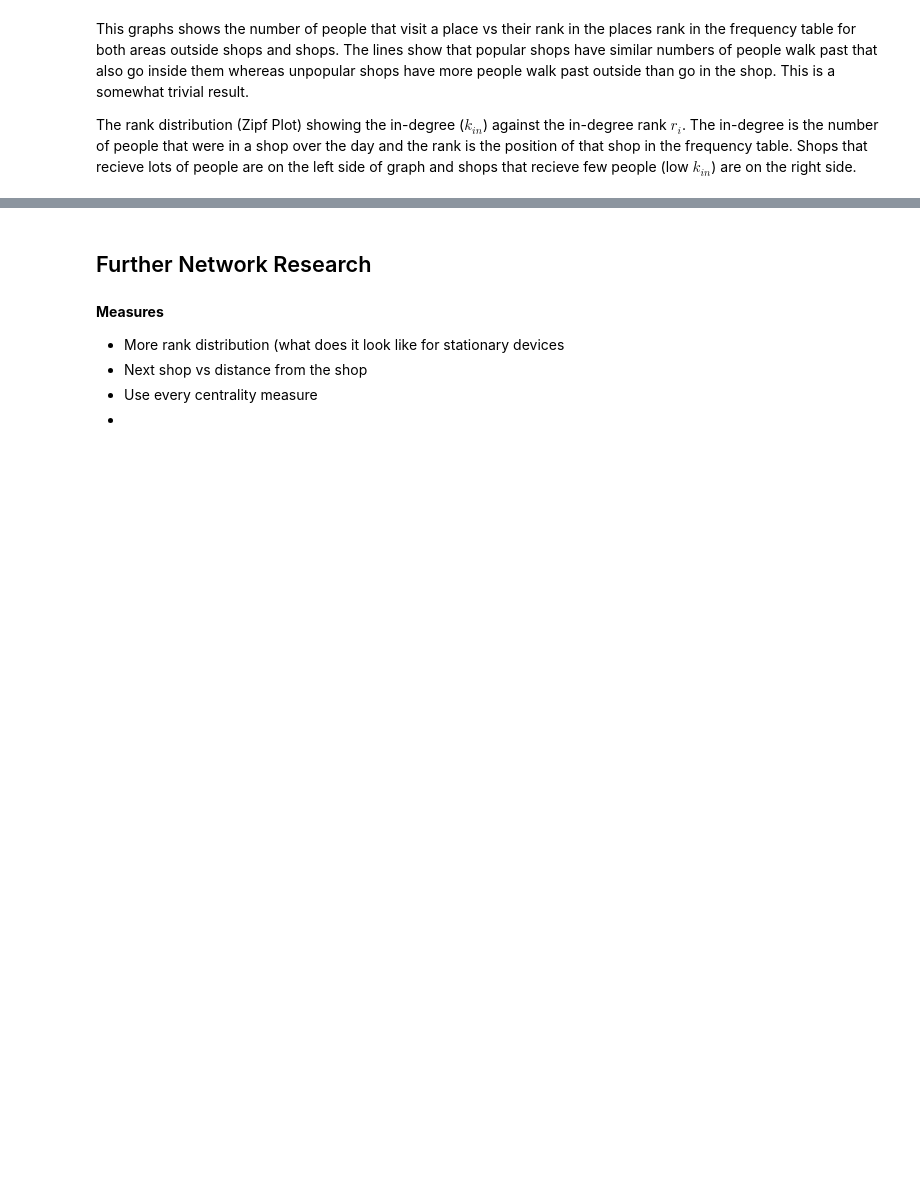
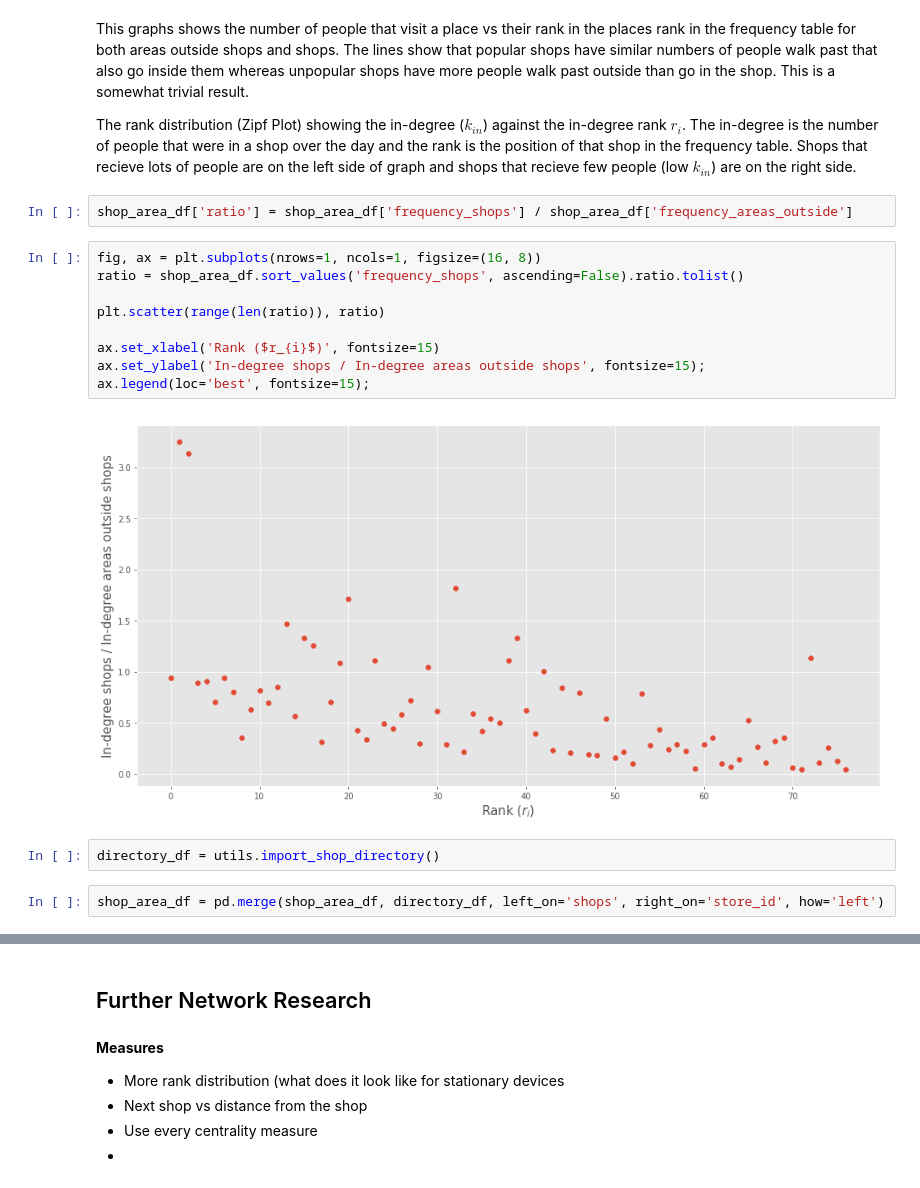
Before and after one commit to Beaulieu318/msci-complexity-project, a Jupyter notebook: msci/analysis/notebooks/bsc_networks_analysis.ipynb, the cells around one changed output, grey strips where cells are left out. Cells and saved outputs as stored; diff of their text form; blank space fills up the shorter version.

```diff
--- a/msci/analysis/notebooks/bsc_networks_analysis.ipynb
+++ b/msci/analysis/notebooks/bsc_networks_analysis.ipynb
@@ -178,3 +178,20 @@ ax.legend(loc='best', fontsize=15);
 This graphs shows the number of people that visit a place vs their rank in the places rank in the frequency table for both areas outside shops and shops. The lines show that popular shops have similar numbers of people walk past that also go inside them whereas unpopular shops have more people walk past outside than go in the shop. This is a somewhat trivial result.
 
 The rank distribution (Zipf Plot) showing the in-degree ($k_{in}$) against the in-degree rank $r_{i}$. The in-degree is the number of people that were in a shop over the day and the rank is the position of that shop in the frequency table. Shops that recieve lots of people are on the left side of graph and shops that recieve few people (low $k_{in}$) are on the right side.
+# %%
+shop_area_df['ratio'] = shop_area_df['frequency_shops'] / shop_area_df['frequency_areas_outside']
+# %%
+fig, ax = plt.subplots(nrows=1, ncols=1, figsize=(16, 8))
+ratio = shop_area_df.sort_values('frequency_shops', ascending=False).ratio.tolist()
+
+plt.scatter(range(len(ratio)), ratio)
+
+ax.set_xlabel('Rank ($r_{i}$)', fontsize=15)
+ax.set_ylabel('In-degree shops / In-degree areas outside shops', fontsize=15);
+ax.legend(loc='best', fontsize=15);
+# %% [output]
+[figure, added]
+# %%
+directory_df = utils.import_shop_directory()
+# %%
+shop_area_df = pd.merge(shop_area_df, directory_df, left_on='shops', right_on='store_id', how='left')
```
Also changed, not shown: parts of 2 cells of this notebook, 9 other files.
